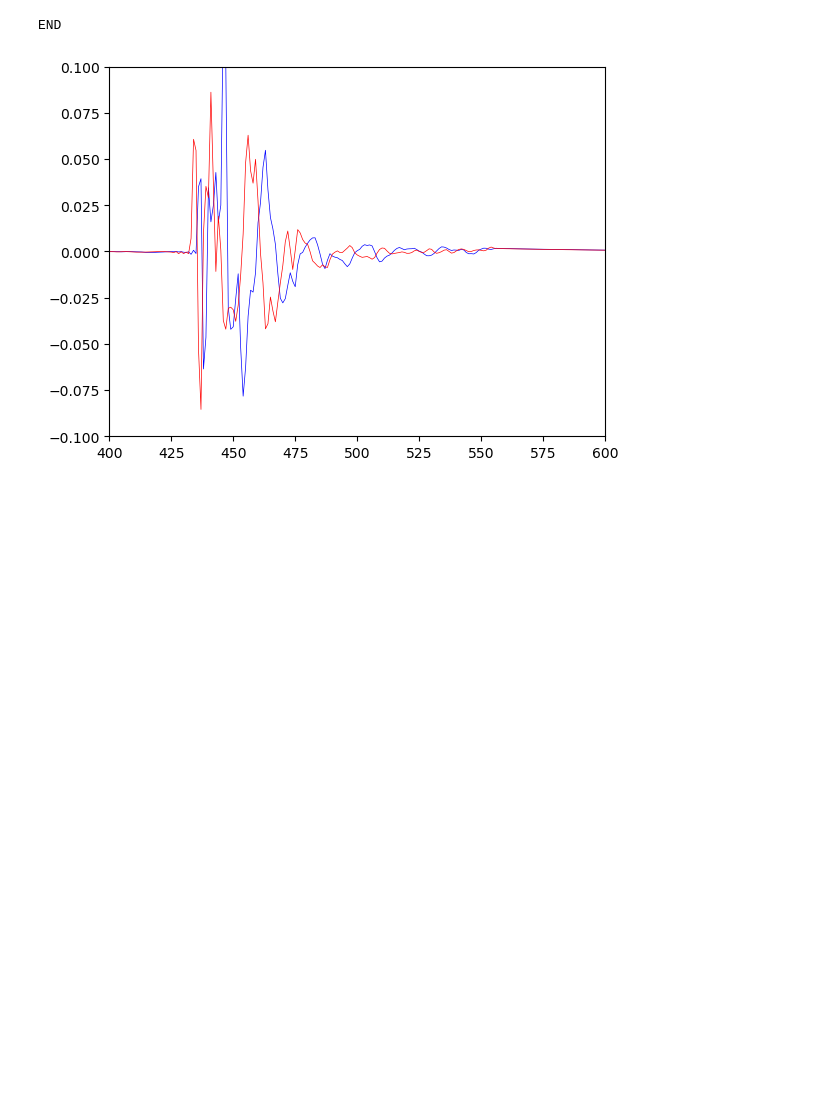
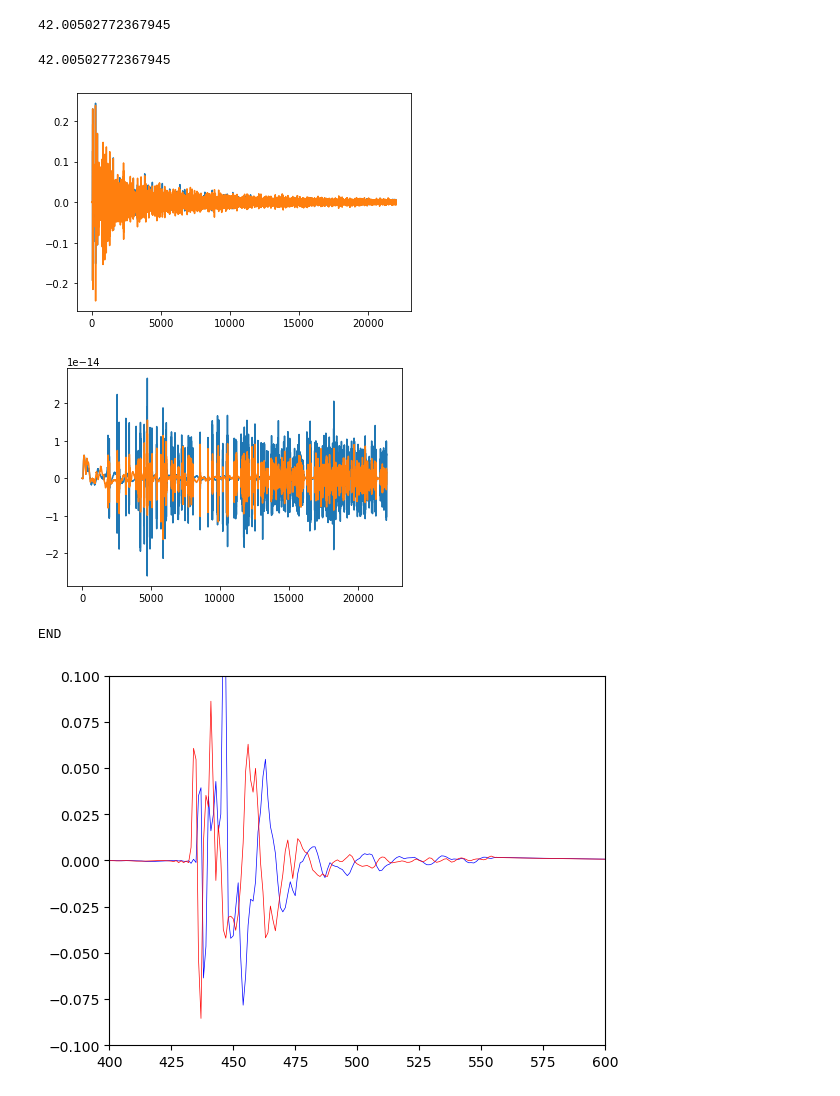
Before and after one commit to msaddler/virtual_acoustic_room, a Jupyter notebook: notebook_port.ipynb, the cells around one changed output. Drawn from its saved outputs; the diff is of its cells as text; code cells hidden in the pictures; blank space fills up the shorter version.

Commit message:
debugging to achieve close match between python port and matlab engine

```diff
--- a/notebook_port.ipynb
+++ b/notebook_port.ipynb
@@ -33,3 +20,68 @@ plt.show()
+# %%
+eng = matlab.engine.start_matlab();
+# %%
+src_loc = [1, 1, 4]
+head_center = [2, 2, 5]
+head_azimuth = -140
+walls = [3, 5, 18]
+wtypes = [3, 13, 13, 3, 26, 26]
+sr = 44100
+dur = 0.5
+c = 344.5
+
+log_dist = False
+jitter = False
+highpass = True
+meas_sym = True
+
+importlib.reload(port)
+
+h_out, lead_zeros = port.room_impulse_hrtf(
+    src_loc=src_loc,
+    head_center=head_center,
+    head_azimuth=head_azimuth,
+    meas_sym=meas_sym,
+    walls=walls,
+    wtypes=wtypes,
+    sr=sr,
+    c=c,
+    dur=dur,
+    log_dist=log_dist,
+    jitter=jitter,
+    highpass=highpass)
+print(lead_zeros)
+# %% [output]
+42.00502772367945
+# %%
+h_out_matlab, lead_zeros_matlab = room_simulator.room_impulse_hrtf(
+    np.array(src_loc),
+    np.array(head_center),
+    head_azimuth,
+    np.array(walls),
+    wtypes,
+    meas_sym=meas_sym,
+    f_samp=sr,
+    c_snd=c,
+    num_taps=int(sr*dur),
+    log_dist=log_dist,
+    jitter=jitter,
+    highpass=highpass,
+    dsply=0,
+    eng=eng)
+print(lead_zeros_matlab)
+# %% [output]
+42.00502772367945
+# %%
+fig, ax = plt.subplots()
+ax.plot(h_out)
+plt.show()
+
+fig, ax = plt.subplots()
+ax.plot(h_out[1:] - h_out_matlab[:-1])
+plt.show()
+# %% [output]
+[figure, added]
+[figure, added]
 # %%
 import port
 import importlib
```
Also changed, not shown: parts of 2 cells of this notebook, 2 other files.
